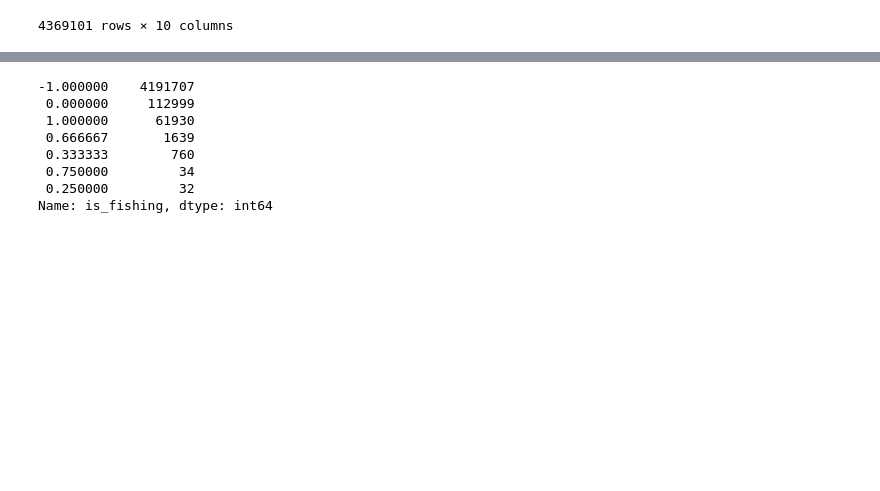
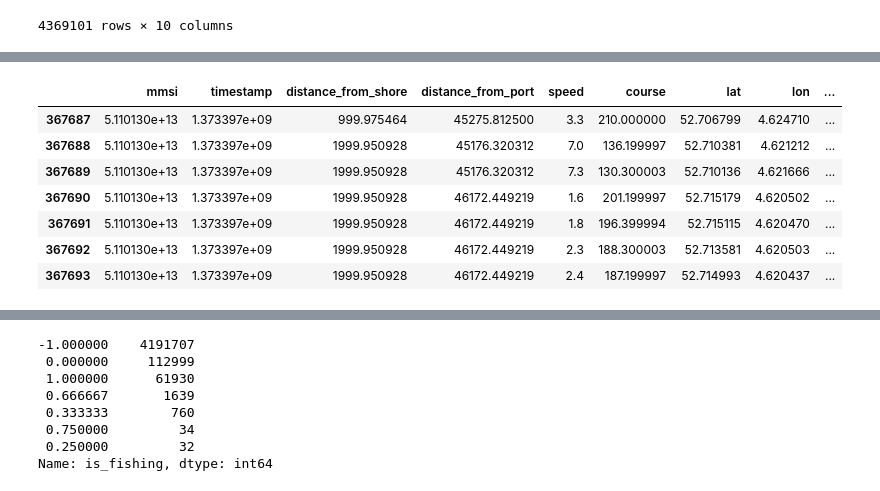
Before and after one commit to KunojiLym/metis_project_3, a Jupyter notebook: eda-fishing-trawler.ipynb, the cells around one changed output, grey strips where cells are left out. Drawn from its saved outputs; the diff is of its cells as text; code cells hidden in the pictures; blank space fills up the shorter version.

```diff
--- a/eda-fishing-trawler.ipynb
+++ b/eda-fishing-trawler.ipynb
@@ -66,0 +81,11 @@ trawler_raw_df
+# %%
+trawler_raw_df[(trawler_raw_df['mmsi'] == 51101297206144.0) & (trawler_raw_df['timestamp'] == 1373396587.0)]
+# %% [output]
+|  | mmsi | timestamp | distance_from_shore | distance_from_port | speed | course | lat | lon | ... |
+| 367687 | 5.110130e+13 | 1.373397e+09 | 999.975464 | 45275.812500 | 3.3 | 210.000000 | 52.706799 | 4.624710 | ... |
+| 367688 | 5.110130e+13 | 1.373397e+09 | 1999.950928 | 45176.320312 | 7.0 | 136.199997 | 52.710381 | 4.621212 | ... |
+| 367689 | 5.110130e+13 | 1.373397e+09 | 1999.950928 | 45176.320312 | 7.3 | 130.300003 | 52.710136 | 4.621666 | ... |
+| 367690 | 5.110130e+13 | 1.373397e+09 | 1999.950928 | 46172.449219 | 1.6 | 201.199997 | 52.715179 | 4.620502 | ... |
+| 367691 | 5.110130e+13 | 1.373397e+09 | 1999.950928 | 46172.449219 | 1.8 | 196.399994 | 52.715115 | 4.620470 | ... |
+| 367692 | 5.110130e+13 | 1.373397e+09 | 1999.950928 | 46172.449219 | 2.3 | 188.300003 | 52.713581 | 4.620503 | ... |
+| 367693 | 5.110130e+13 | 1.373397e+09 | 1999.950928 | 46172.449219 | 2.4 | 187.199997 | 52.714993 | 4.620437 | ... |
```
Also changed, not shown: parts of 17 cells of this notebook.
